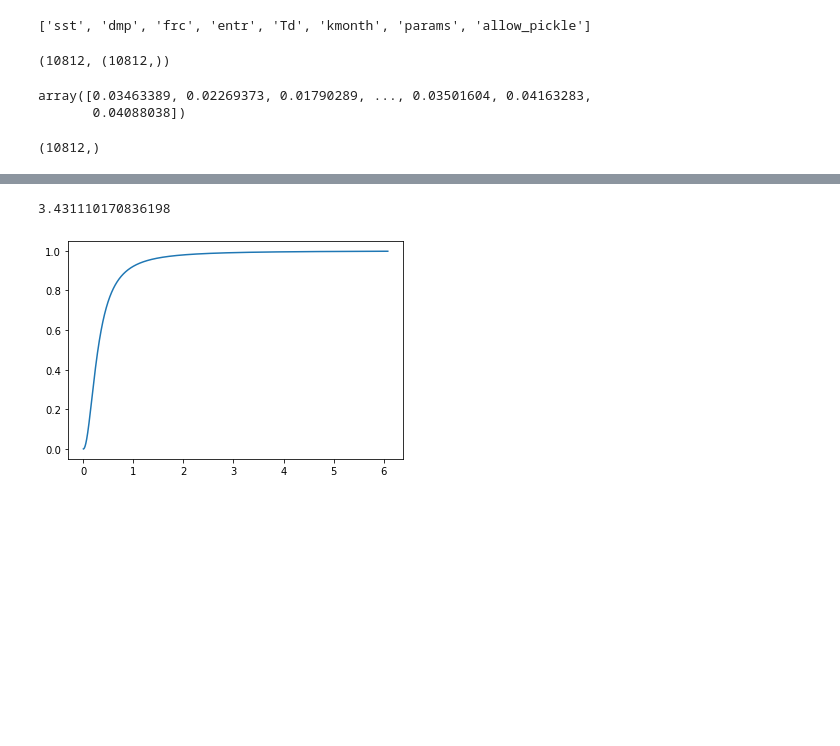
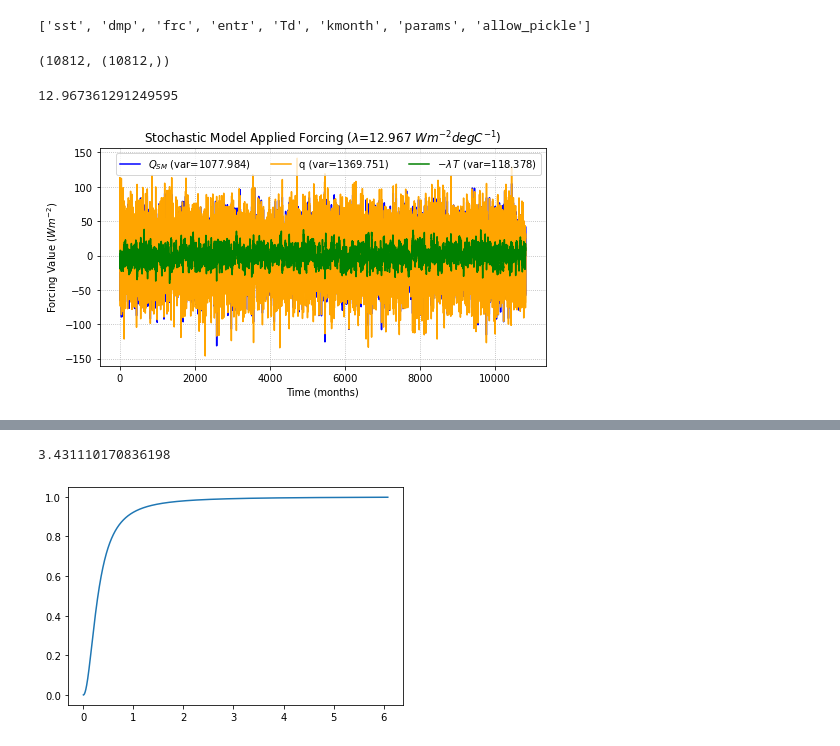
Before and after one commit to glennliu265/stochmod, a Jupyter notebook: analysis/compare_spectra_theoretical.ipynb, the cells around one changed output, grey strips where cells are left out. Cells and saved outputs as stored; diff of their text form; code cells hidden in the pictures; blank space fills up the shorter version.

```diff
--- a/analysis/compare_spectra_theoretical.ipynb
+++ b/analysis/compare_spectra_theoretical.ipynb
@@ -863,14 +888,23 @@ len(q_mon),lbd_in.shape
 # %% [output]
 (10812, (10812,))
 # %%
-lbd_in/(2*np.pi)*dt
+lbd_ori_units
 # %% [output]
-array([0.03463389, 0.02269373, 0.01790289, ..., 0.03501604, 0.04163283,
-       0.04088038])
+12.967361291249595
 # %%
-q_only = q_in - dampterm
-q_only
+fig,ax = plt.subplots(1,1,figsize=(8,4))
 
-q_only.shape
+q_ori_units = q_in*(rho*cp0*mld.mean())/dt
+
+ax.plot(Q,color='blue',label="$Q_{SM}$ (var=%.3f)"%(np.var(Q)))
+ax.plot(q_ori_units,color='orange',label="q (var=%.3f)"%(np.var(q_ori_units)))
+ax.plot(lbd_t,color='green',label="$-\lambda\,T$ (var=%.3f)"%(np.var(lbd_t)))
+ax.legend(ncol=3)
+ax.set_xlabel("Time (months)")
+ax.set_ylabel("Forcing Value ($Wm^{-2}$)")
+ax.set_title("Stochastic Model Applied Forcing ($\lambda$=%.3f $Wm^{-2}{degC}^{-1}$)"%(lbd_in[t] * (rho*cp0*mld.mean())))
+ax.grid(True,ls='dotted')
+figname = "%sStochastic_Model_Applied_Forcing.png" % (outpath)
+plt.savefig(figname,dpi=200)
 # %% [output]
-(10812,)
+[figure, added]
```
Also changed, not shown: parts of 33 cells of this notebook.
